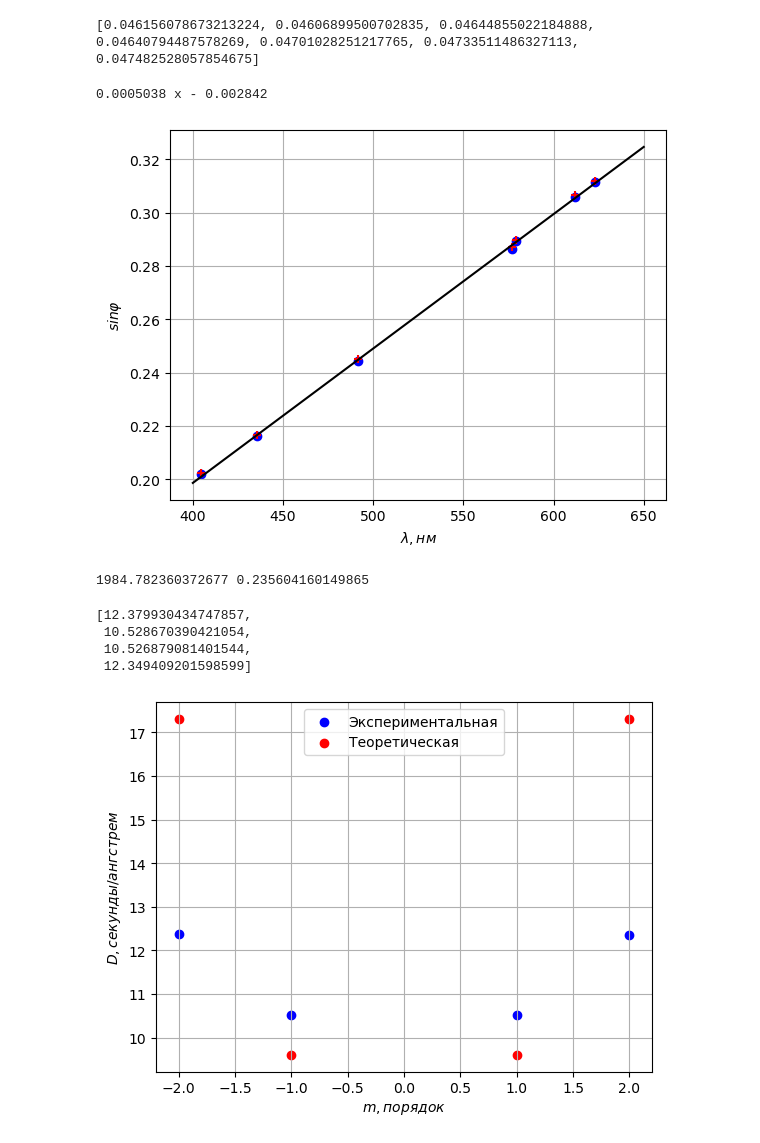
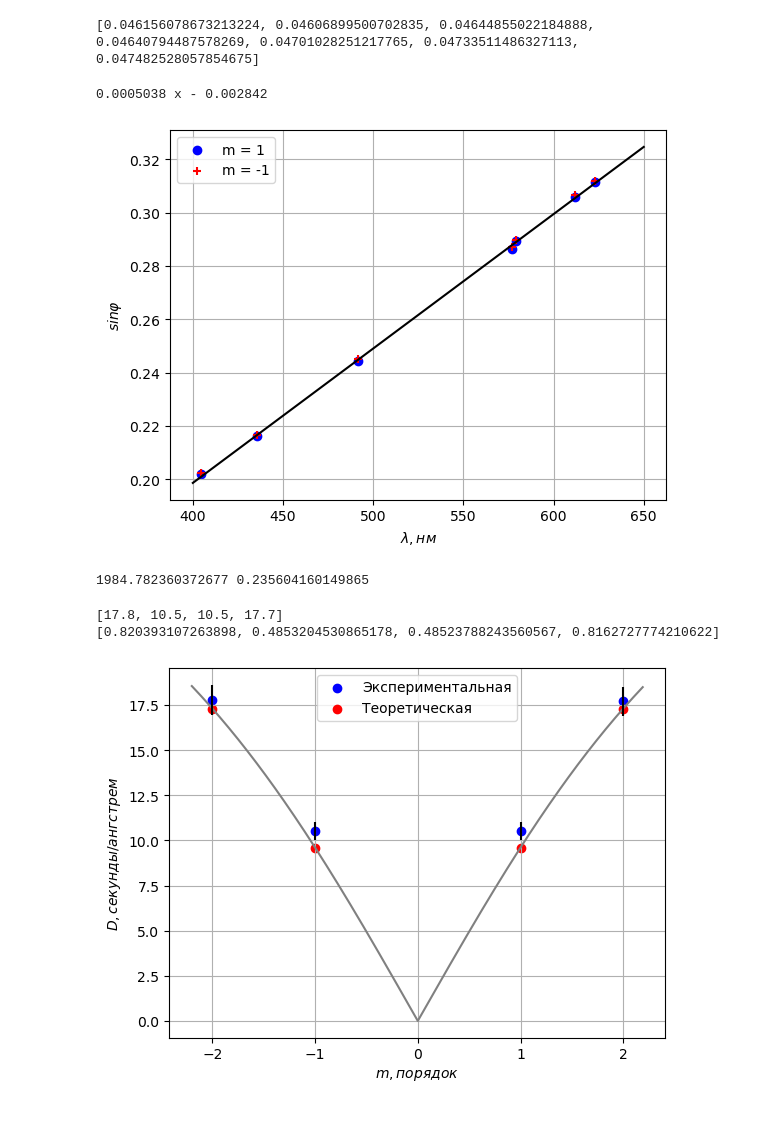
Before and after one commit to juliaProjorlivy/laba, a Jupyter notebook: 4_sem/laba_4.4.1/4.4.1.ipynb, the cells around one changed output. Saved outputs shown, nothing was run; the diff lists cells and outputs as text; code cells hidden in the pictures.

```diff
--- a/4_sem/laba_4.4.1/4.4.1.ipynb
+++ b/4_sem/laba_4.4.1/4.4.1.ipynb
@@ -53,7 +53,7 @@ fig, ax = plt.subplots()
 
 plt.scatter(x, y, marker='o', color='blue')
 plt.scatter(x, y2, marker='+', color='red')
-
+plt.legend(["m = 1","m = -1"])
 #plt.errorbar(x2, y2, xerr=[dV for i in range(len(x2))], yerr = [dI for i in range(len(x2))], ecolor='k', linestyle='')
 
 model1 = np.poly1d(np.polyfit(x, y, 1))
@@ -75,54 +75,58 @@ plt.xlabel('$\\lambda, нм$')
 plt.savefig('tex/images/plot1.png', bbox_inches='tight')
 # %% [output]
 0.0005038 x - 0.002842
-[figure, old version]
+[figure, new version]
 # %%
+dks = [abs(math.cos(toRad(phis[i]))) * toRad([0, 0, 5]) / x[i] for i in range(len(x))]
+dk = max(dks)
 print(d_exp, max(dd_exp))
 # %% [output]
 1984.782360372677 0.235604160149865
 # %%
 def getD(phi):
     return k / math.cos(toRad(phi))
+def getdD(phi):
+    return ((dk / math.cos(toRad(phi)))**2 + (k * math.sin(toRad(phi)) * toRad([0, 0, 5]) / (math.cos(toRad(phi)))**2)**2)**0.5
 # %%
+
 y_angles = [
-    [215, 30, 58],
+    [235, 30, 58],
     [196, 50, 58],
     [163, 10, 58],
-    [144, 40, 58]]
+    [124, 40, 58]]
 
 Ds = [abs(getD(y_angle)) * 2 * 10**4 for y_angle in y_angles]
-Ds
+dDs = [abs(getdD(y_angle)) * 2 * 10**4 for y_angle in y_angles]
+print([round(ds, 1) for ds in Ds])
+print(dDs)
 # %% [output]
-[12.379930434747857,
- 10.528670390421054,
- 10.526879081401544,
- 12.349409201598599]
+[17.8, 10.5, 10.5, 17.7]
+[0.820393107263898, 0.4853204530865178, 0.48523788243560567, 0.8162727774210622]
 # %%
 x = [-2, -1, 1, 2]
 y = Ds
 
 l = 579.1
+l_exp = 590
+d_exp_exp = 2100
 y2 = [(2 * 10**4) * abs(m) / ((10**(6) / N)**2 + (m * l)**2)**0.5 for m in x]
 
 fig, ax = plt.subplots()
 
 plt.scatter(x, y, marker='o', color='blue')
 plt.scatter(x, y2, marker='o', color='red')
 
-#plt.errorbar(x2, y2, xerr=[dV for i in range(len(x2))], yerr = [dI for i in range(len(x2))], ecolor='k', linestyle='')
+X = np.arange(-2.2, 2.2, 0.01)
+Y = [(2 * 10**4) * abs(m) / ((10**(6) / N)**2 + (m * l)**2)**0.5 for m in X]
+plt.plot(X, Y, color='grey')
 
-#model1 = np.poly1d(np.polyfit(x, y, 1))
-#print(model1)
+plt.errorbar(x, y, yerr = dDs, ecolor='k', linestyle='')
 
-#polyline = np.linspace(400, 650)
-#plt.plot(polyline, model1(polyline), color = 'k', label="k = {: .2f}$\pm 0.01$".format(round(model1.c[0], 2)))
-
-#k = model1.c[0]
 plt.grid()
 plt.legend(["Экспериментальная","Теоретическая"], loc = 'upper center')
 plt.ylabel('$D, секунды/ангстрем$')
 plt.xlabel('$m, порядок$')
 #plt.show()
 plt.savefig('tex/images/plot2.png', bbox_inches='tight')
 # %% [output]
-[figure, old version]
+[figure, new version]
```
Also changed, not shown: 7 other files.
